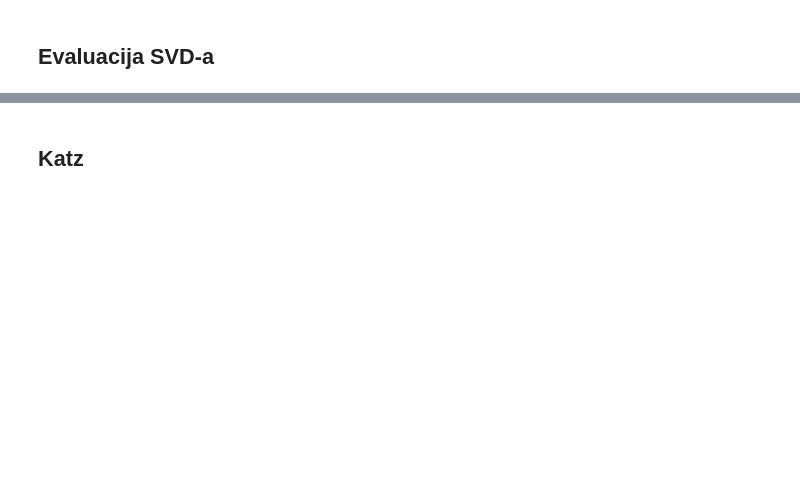
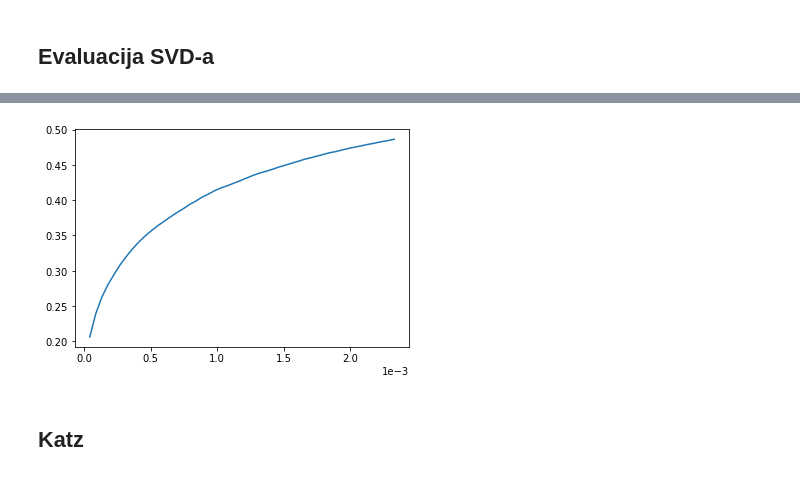
Before and after one commit to basioli-k/affiliation-recommendation, a Jupyter notebook: Models.ipynb, the cells around one changed output, grey strips where cells are left out. Cells and saved outputs as stored; diff of their text form; code cells hidden in the pictures; blank space fills up the shorter version.

```diff
--- a/Models.ipynb
+++ b/Models.ipynb
@@ -99,3 +104,3 @@ np.savetxt("data/results.csv", pr, delimiter=",")
 # %%
 import pandas as pd
-r = pd.read_csv("data/results.csv", header = None, names=["Precision", "Recall"])
+r = pd.read_csv("data/results.csv", header = None, names=["Precision", "Sensitivity", "Specificity"])
@@ -102,3 +127,8 @@ r = pd.read_csv("data/results.csv", header = None, names=["Precision", "Recall"]
+# %%
+plt.plot(1 - r["Specificity"], r["Sensitivity"])
+plt.ticklabel_format(style='sci', axis='x', scilimits=(0,0))
+# %% [output]
+[figure, added]
 # %% [markdown]
 ## Katz
 # %%
```
Also changed, not shown: parts of 15 cells of this notebook, 1 other file.
